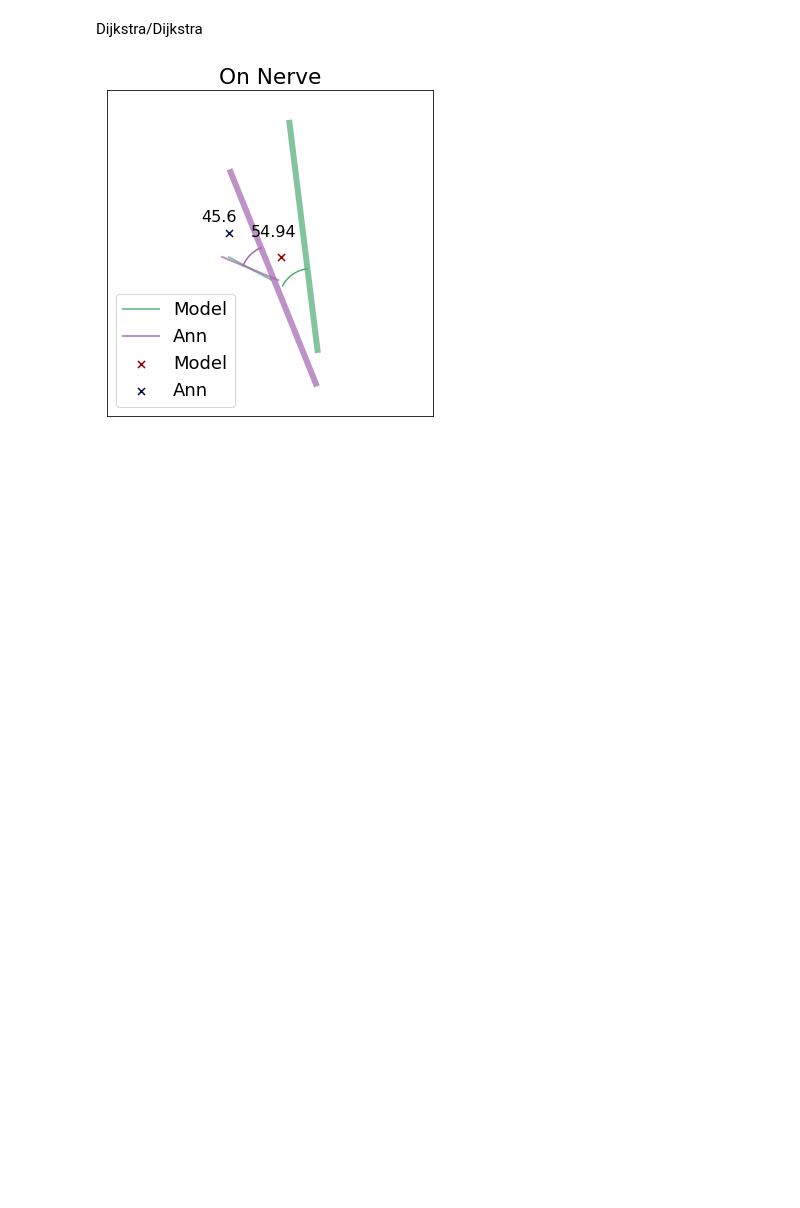
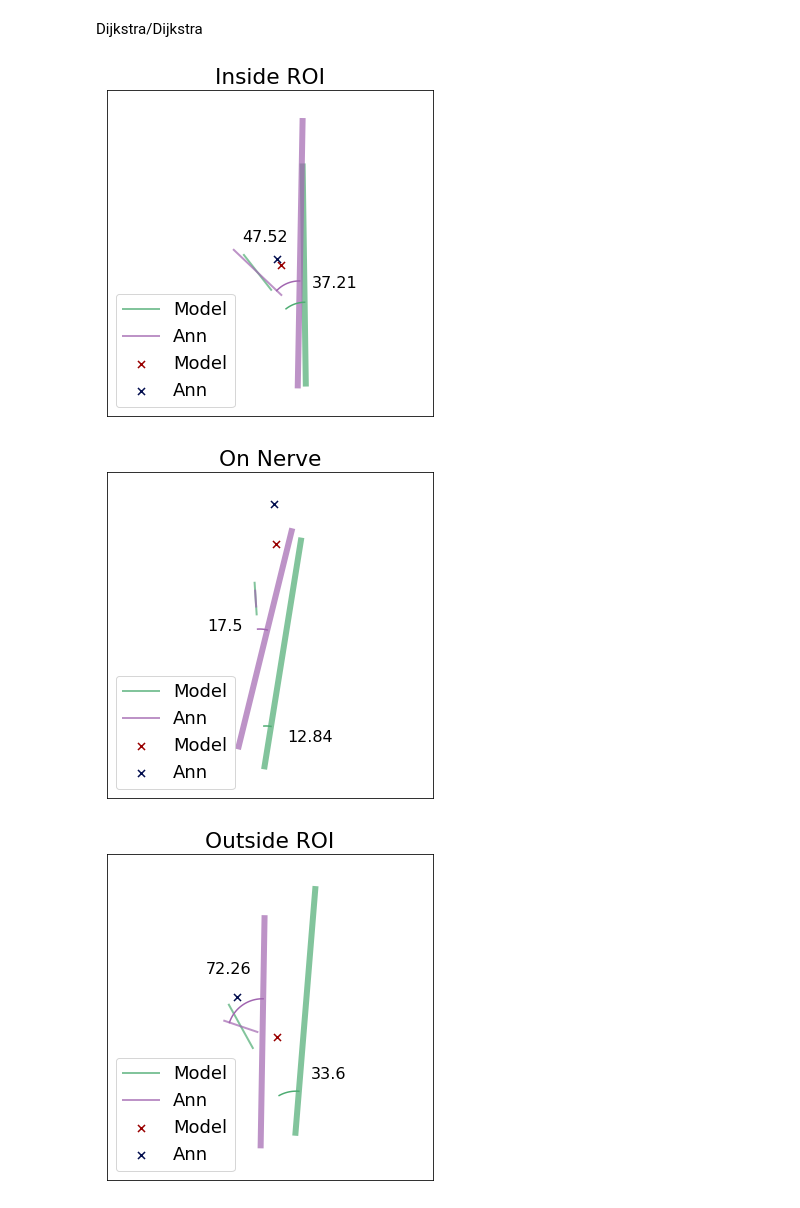
Before and after one commit to CathrineUH/Bachelor_thesis_ear, a Jupyter notebook: plotAllFigures.ipynb, the cells around one changed output. Drawn from its saved outputs; the diff is of its cells as text; code cells hidden in the pictures; blank space fills up the shorter version.

Commit message:
Plot

```diff
--- a/plotAllFigures.ipynb
+++ b/plotAllFigures.ipynb
@@ -362,18 +460,19 @@ Dijkstra/Dijkstra
 # %%
 Viz = F.VisualizeAngle("results/results05.csv", 6)
 Viz.get_coor()
-angles_l = Viz.compute_all_angles()
 nr = 21
-# Viz.plot_angle_in_plane(nr,"Inside ROI","True")
-# Dij = F.Dijkstras("results/results05.csv", 6, 21, Viz.R)
-# Dij.plot_together("Inside ROI")
-nr = 16
-Viz.plot_angle_in_plane(nr,"Inside ROI","True")
+Viz.plot_angle_in_plane(nr,"Inside ROI",[0,0,0,0],"True")
 Dij = F.Dijkstras("results/results05.csv", 6, nr, Viz.R)
-Dij.plot_together("On Nerve")
-# nr = 15
-# Viz.plot_angle_in_plane(nr,"Inside ROI","True")
-# Dij = F.Dijkstras("results/results05.csv", 6, nr, Viz.R)
-# Dij.plot_together("Outside ROI")
+Dij.plot_together("Inside ROI",[3.5,-1,-1,2])
+nr = 10
+Viz.plot_angle_in_plane(nr,"Inside ROI",[0,0,0,0],"True")
+Dij = F.Dijkstras("results/results05.csv", 6, nr, Viz.R)
+Dij.plot_together("On Nerve",[2,-9,-3,-2])
+nr = 15
+Viz.plot_angle_in_plane(nr,"Inside ROI",[0,0,0,0],"True")
+Dij = F.Dijkstras("results/results05.csv", 6, nr, Viz.R)
+Dij.plot_together("Outside ROI",[4,-3,-2,3])
 # %% [output]
-[figure, old version]
+[figure, new version]
+[figure, added]
+[figure, added]
```
Also changed, not shown: parts of 22 cells of this notebook, 3 other files.
